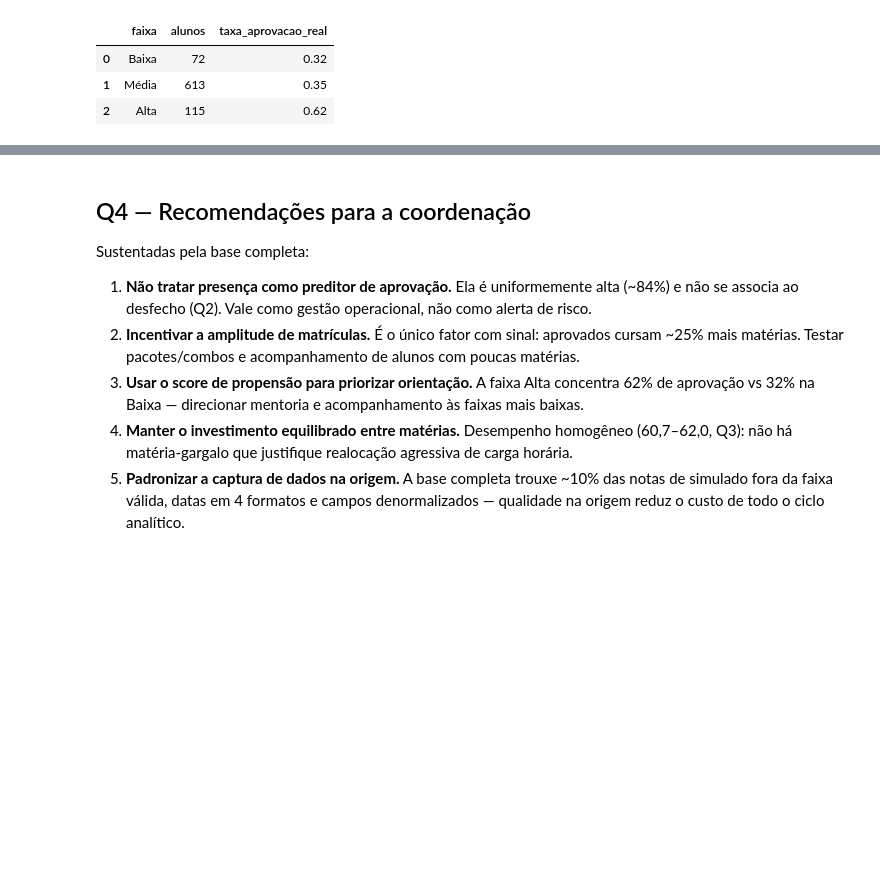
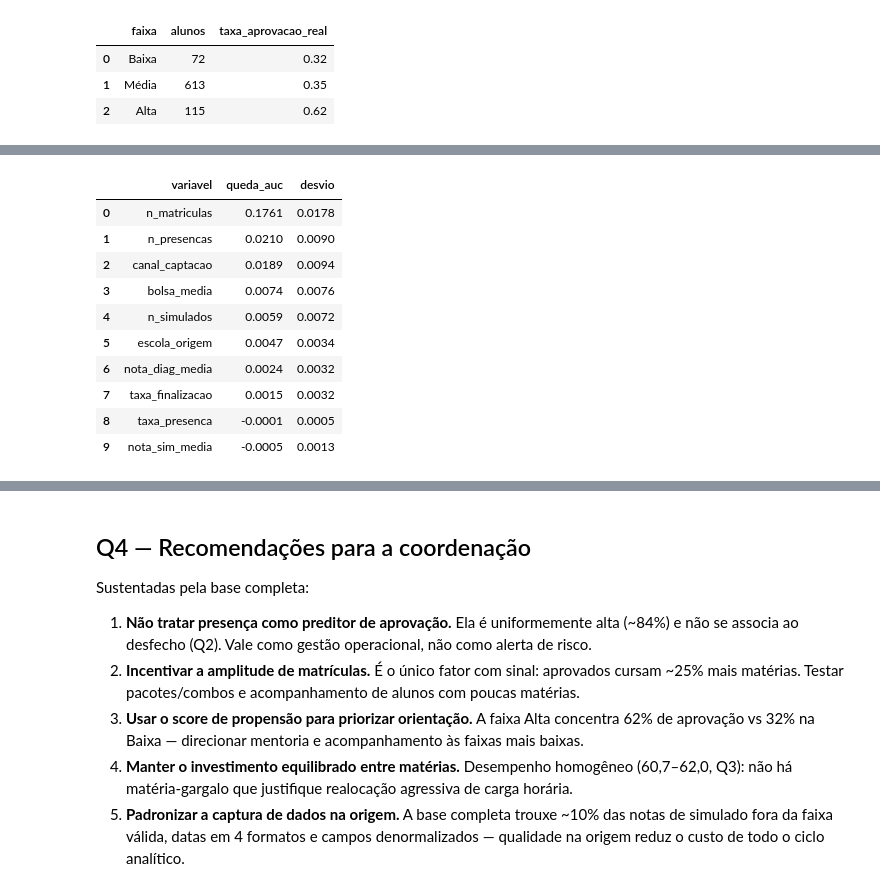
Before and after one commit to BigLeno/data-analytics-portfolio, a Jupyter notebook: notebooks/05_analise_completa.ipynb, the cells around one changed output, grey strips where cells are left out. Cells and saved outputs as stored; diff of their text form; code cells hidden in the pictures; blank space fills up the shorter version.

```diff
--- a/notebooks/05_analise_completa.ipynb
+++ b/notebooks/05_analise_completa.ipynb
@@ -259,0 +267,15 @@ orientação/mentoria primeiro), o score já é acionável.
+# %%
+imp = model.importancia_variaveis()
+imp
+# %% [output]
+|  | variavel | queda_auc | desvio |
+| 0 | n_matriculas | 0.1761 | 0.0178 |
+| 1 | n_presencas | 0.0210 | 0.0090 |
+| 2 | canal_captacao | 0.0189 | 0.0094 |
+| 3 | bolsa_media | 0.0074 | 0.0076 |
+| 4 | n_simulados | 0.0059 | 0.0072 |
+| 5 | escola_origem | 0.0047 | 0.0034 |
+| 6 | nota_diag_media | 0.0024 | 0.0032 |
+| 7 | taxa_finalizacao | 0.0015 | 0.0032 |
+| 8 | taxa_presenca | -0.0001 | 0.0005 |
+| 9 | nota_sim_media | -0.0005 | 0.0013 |
```
Also changed, not shown: parts of 3 cells of this notebook, 3 other files.
